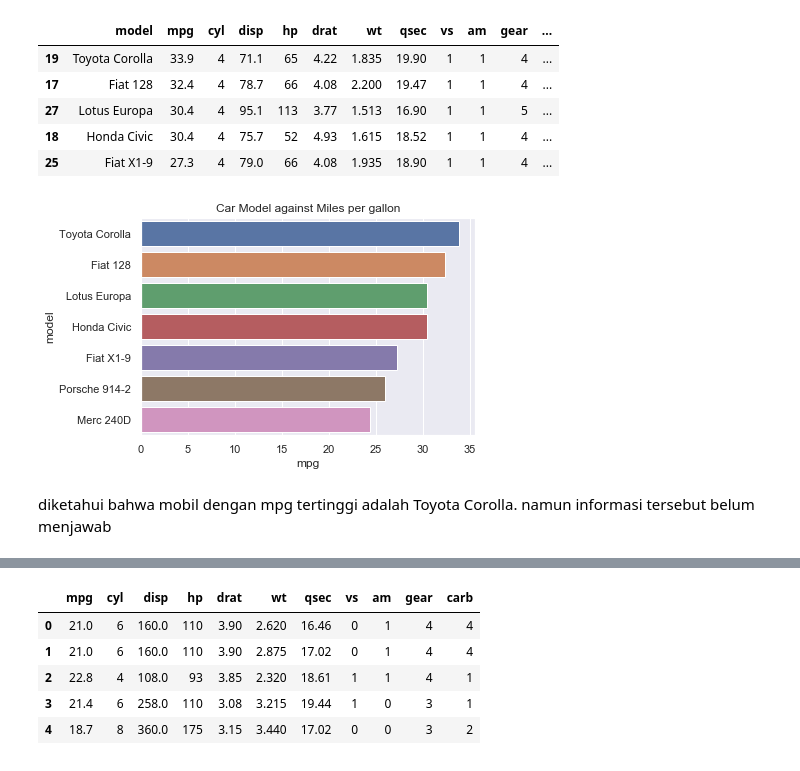
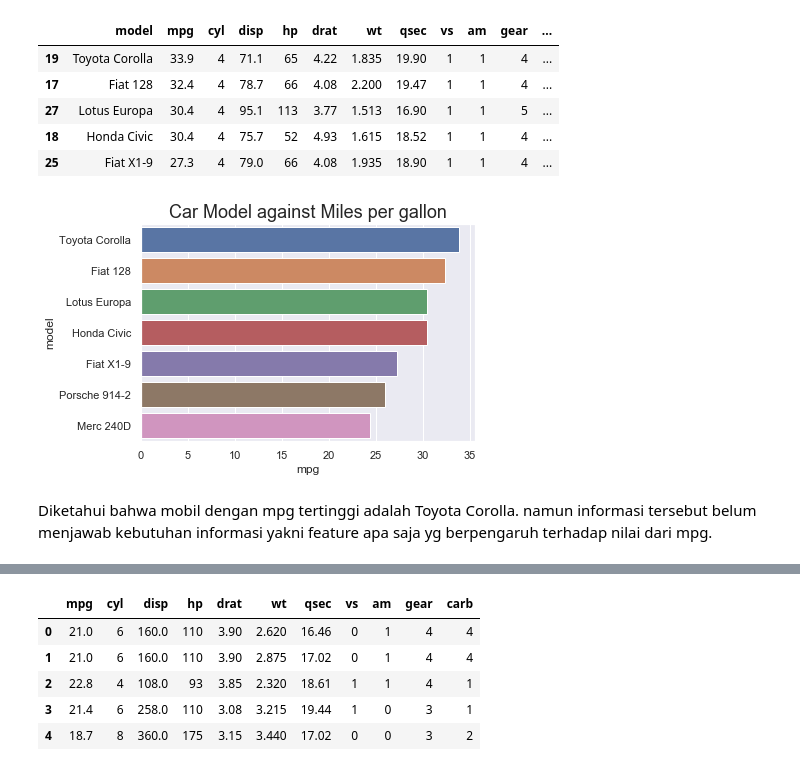
Before and after one commit to BenedictusAryo/MTCars_Reggression, a Jupyter notebook: MT_cars.ipynb, the cells around one changed output, grey strips where cells are left out. Saved outputs shown, nothing was run; the diff lists cells and outputs as text; code cells hidden in the pictures.

Commit message:
Explore visualization

```diff
--- a/MT_cars.ipynb
+++ b/MT_cars.ipynb
@@ -48,8 +51,8 @@ dt
 | 18 | Honda Civic | 30.4 | 4 | 75.7 | 52 | 4.93 | 1.615 | 18.52 | 1 | 1 | 4 | ... |
 | 25 | Fiat X1-9 | 27.3 | 4 | 79.0 | 66 | 4.08 | 1.935 | 18.90 | 1 | 1 | 4 | ... |
 # %%
-sns.barplot(x='mpg',y='model',data=df.sort_values('mpg',ascending=False).head(7)).set_title('Car Model against Miles per gallon');
+sns.barplot(x='mpg',y='model',data=df.sort_values('mpg',ascending=False).head(7)).set_title('Car Model against Miles per gallon',fontsize=18);
 # %% [output]
-[figure, old version]
+[figure, new version]
 # %% [markdown]
-diketahui bahwa mobil dengan mpg tertinggi adalah Toyota Corolla. namun informasi tersebut belum menjawab
+Diketahui bahwa mobil dengan mpg tertinggi adalah Toyota Corolla. namun informasi tersebut belum menjawab kebutuhan informasi yakni feature apa saja yg berpengaruh terhadap nilai dari mpg.
```
Also changed, not shown: parts of 3 cells of this notebook.
